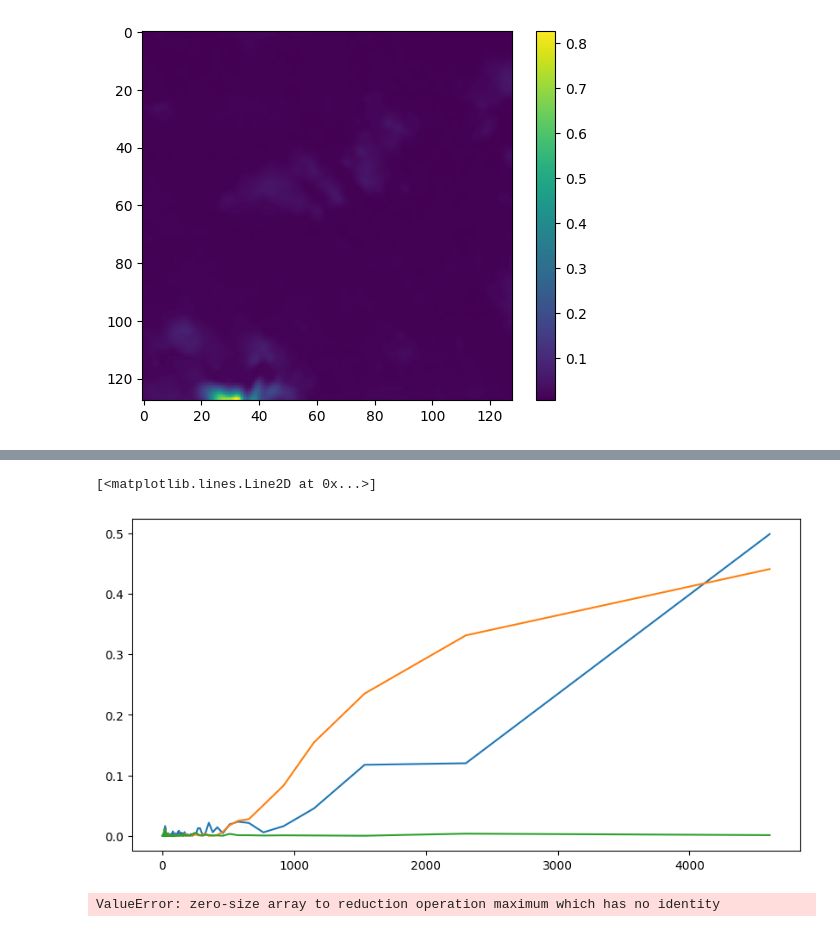
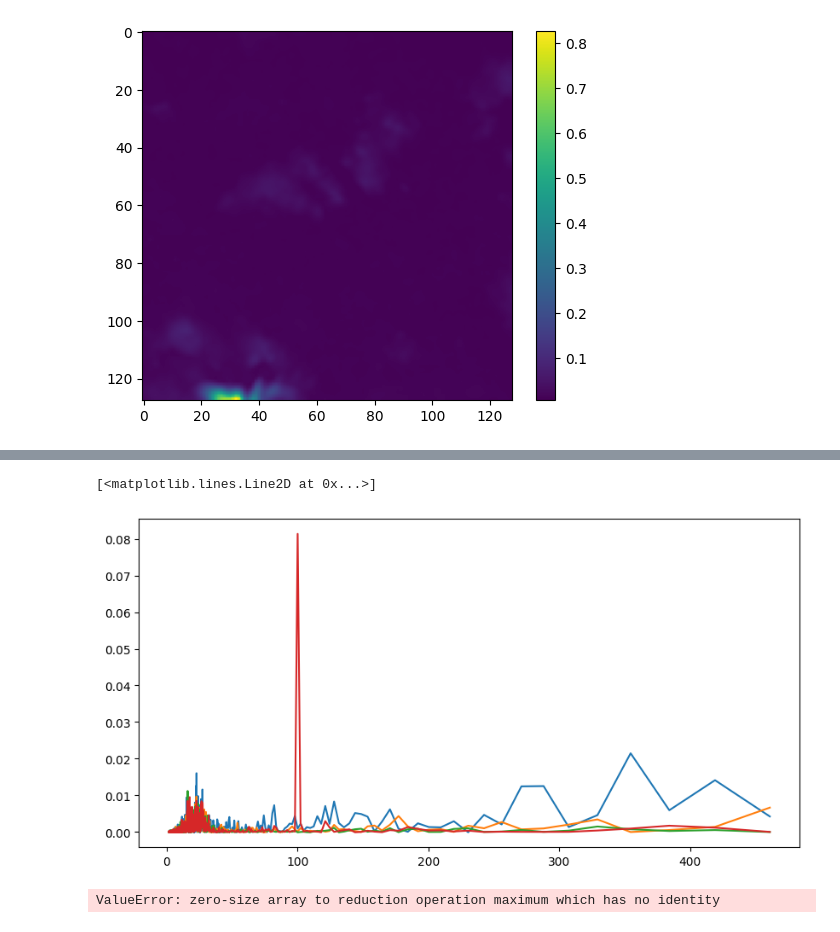
Before and after one commit to SpaceMeerkat/traident, a Jupyter notebook: training/preprocessing.ipynb, the cells around one changed output, grey strips where cells are left out. Cells and saved outputs as stored; diff of their text form; code cells hidden in the pictures.

```diff
--- a/training/preprocessing.ipynb
+++ b/training/preprocessing.ipynb
@@ -68,6 +50,10 @@ t = np.linspace(0, (N-1)*T, N, endpoint=False)
 xf = np.fft.fftfreq(N, T)
 ps_cube = np.fft.rfft(chunk, n=N, axis=0)
 power_spectrum = np.abs(ps_cube)**2
+# %%
+power_spectrum -= np.median(power_spectrum, axis=0)[None,:,:]
+power_spectrum = power_spectrum[10:N//2,:,:]
+xf = xf[10:N//2]
 # %%
 N = 1
 nth_largest = np.partition(power_spectrum, -N, axis=0)[-N]
@@ -99,12 +90,17 @@ plt.colorbar()
 # %%
 plt.close('all')
 plt.figure(figsize=(10,5))
-plt.plot(1/xf[:N//2], power_spectrum[:-1,127,32])
-plt.plot(1/xf[:N//2], power_spectrum[:-1,20,100])
-plt.plot(1/xf[:N//2], power_spectrum[:-1,20,40])
+# plt.plot(1/xf[:N//2], power_spectrum[:-1,127,32])
+# plt.plot(1/xf[:N//2], power_spectrum[:-1,20,100])
+# plt.plot(1/xf[:N//2], power_spectrum[:-1,20,40])
+# plt.plot(1/xf[:N//2], power_spectrum[:-1,40,40])
+plt.plot(1/xf, power_spectrum[:,127,32])
+plt.plot(1/xf, power_spectrum[:,20,100])
+plt.plot(1/xf, power_spectrum[:,20,40])
+plt.plot(1/xf, power_spectrum[:,40,40])
 # %% [output]
 [<matplotlib.lines.Line2D at 0x...>]
-[figure, old version]
+[figure, new version]
 # %%
 plt.close('all')
 plt.figure(figsize=(10,5))
```
Also changed, not shown: parts of 6 cells of this notebook.
